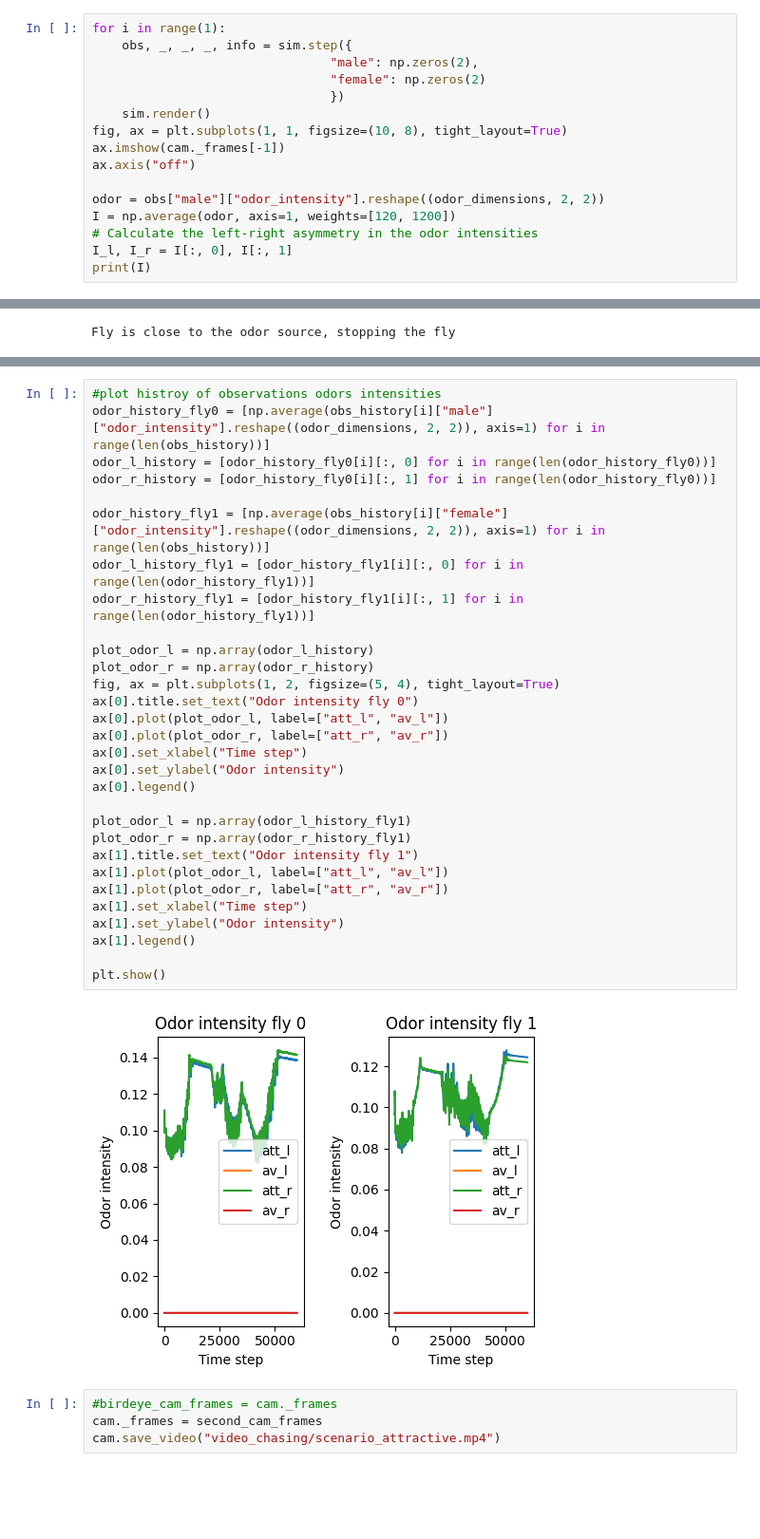
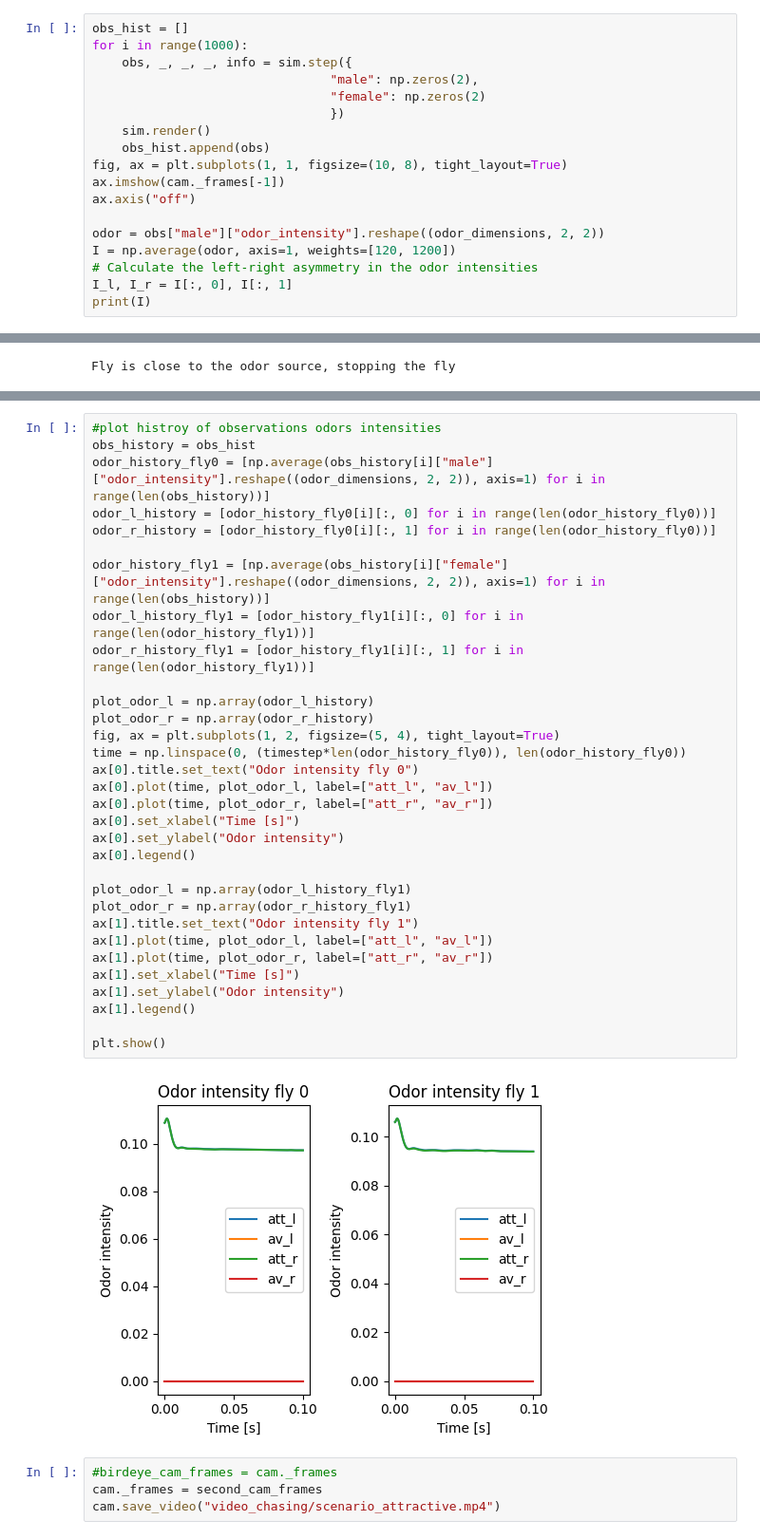
Before and after one commit to AndyPiantoni/ControlBehavProject, a Jupyter notebook: chasing.ipynb, the cells around one changed output, grey strips where cells are left out. Shown: that part at 95% size. Cells and saved outputs as stored; diff of their text form; blank space fills up the shorter version.

```diff
--- a/chasing.ipynb
+++ b/chasing.ipynb
@@ -102,12 +102,14 @@ sim = Simulation(
 
 fly_names = [fly.name for fly in sim.flies]
 # %%
-for i in range(1):
+obs_hist = []
+for i in range(1000):
     obs, _, _, _, info = sim.step({
                                 "male": np.zeros(2),
                                 "female": np.zeros(2)
                                 })
     sim.render()
+    obs_hist.append(obs)
 fig, ax = plt.subplots(1, 1, figsize=(10, 8), tight_layout=True)
 ax.imshow(cam._frames[-1])
 ax.axis("off")
@@ -304,35 +307,37 @@ plt.show()
 # %%
 #plot histroy of observations odors intensities
+obs_history = obs_hist
 odor_history_fly0 = [np.average(obs_history[i]["male"]["odor_intensity"].reshape((odor_dimensions, 2, 2)), axis=1) for i in range(len(obs_history))]
 odor_l_history = [odor_history_fly0[i][:, 0] for i in range(len(odor_history_fly0))]
 odor_r_history = [odor_history_fly0[i][:, 1] for i in range(len(odor_history_fly0))]
 
 odor_history_fly1 = [np.average(obs_history[i]["female"]["odor_intensity"].reshape((odor_dimensions, 2, 2)), axis=1) for i in range(len(obs_history))]
 odor_l_history_fly1 = [odor_history_fly1[i][:, 0] for i in range(len(odor_history_fly1))]
 odor_r_history_fly1 = [odor_history_fly1[i][:, 1] for i in range(len(odor_history_fly1))]
 
 plot_odor_l = np.array(odor_l_history)
 plot_odor_r = np.array(odor_r_history)
 fig, ax = plt.subplots(1, 2, figsize=(5, 4), tight_layout=True)
+time = np.linspace(0, (timestep*len(odor_history_fly0)), len(odor_history_fly0))
 ax[0].title.set_text("Odor intensity fly 0")
-ax[0].plot(plot_odor_l, label=["att_l", "av_l"])
-ax[0].plot(plot_odor_r, label=["att_r", "av_r"])
-ax[0].set_xlabel("Time step")
+ax[0].plot(time, plot_odor_l, label=["att_l", "av_l"])
+ax[0].plot(time, plot_odor_r, label=["att_r", "av_r"])
+ax[0].set_xlabel("Time [s]")
 ax[0].set_ylabel("Odor intensity")
 ax[0].legend()
 
 plot_odor_l = np.array(odor_l_history_fly1)
 plot_odor_r = np.array(odor_r_history_fly1)
 ax[1].title.set_text("Odor intensity fly 1")
-ax[1].plot(plot_odor_l, label=["att_l", "av_l"])
-ax[1].plot(plot_odor_r, label=["att_r", "av_r"])
-ax[1].set_xlabel("Time step")
+ax[1].plot(time, plot_odor_l, label=["att_l", "av_l"])
+ax[1].plot(time, plot_odor_r, label=["att_r", "av_r"])
+ax[1].set_xlabel("Time [s]")
 ax[1].set_ylabel("Odor intensity")
 ax[1].legend()
 
 plt.show()
 # %% [output]
-[figure, old version]
+[figure, new version]
 # %%
 #birdeye_cam_frames = cam._frames
 cam._frames = second_cam_frames
```
Also changed, not shown: parts of 2 cells of this notebook, 4 other files.
